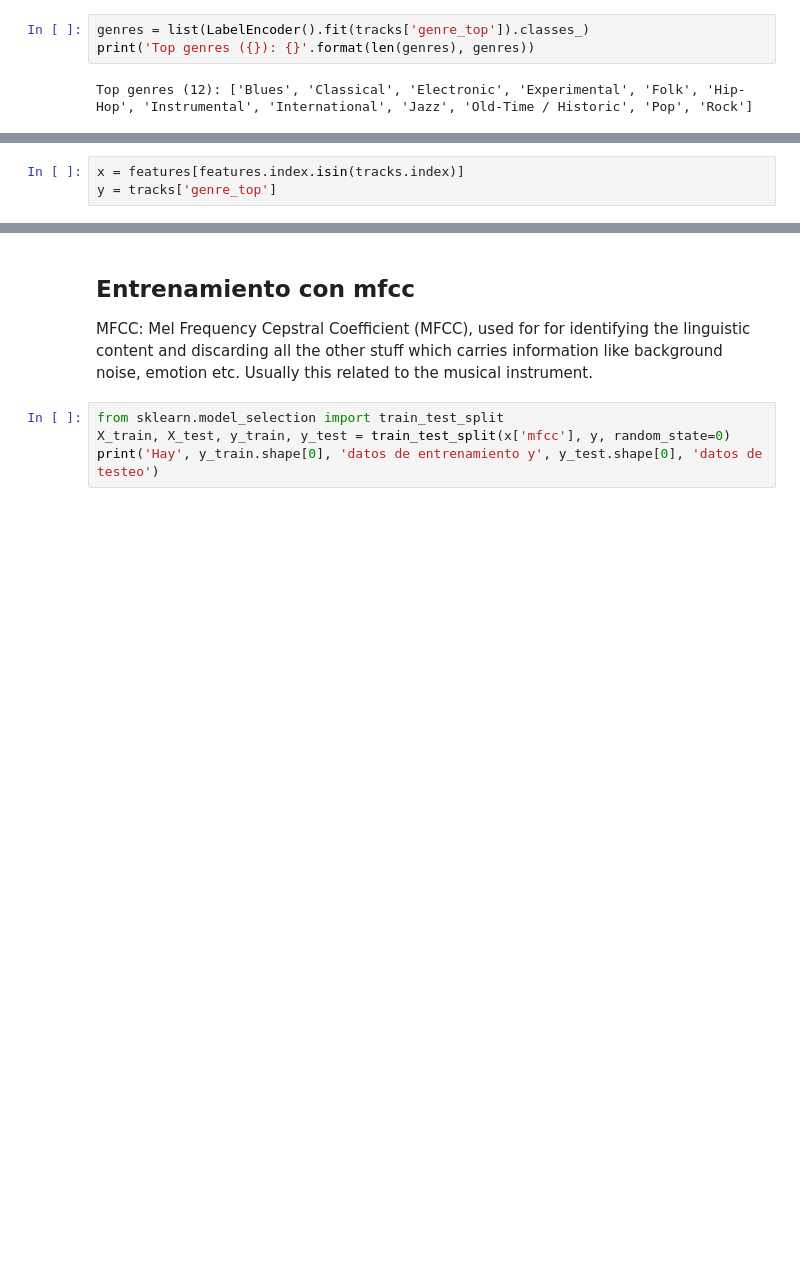
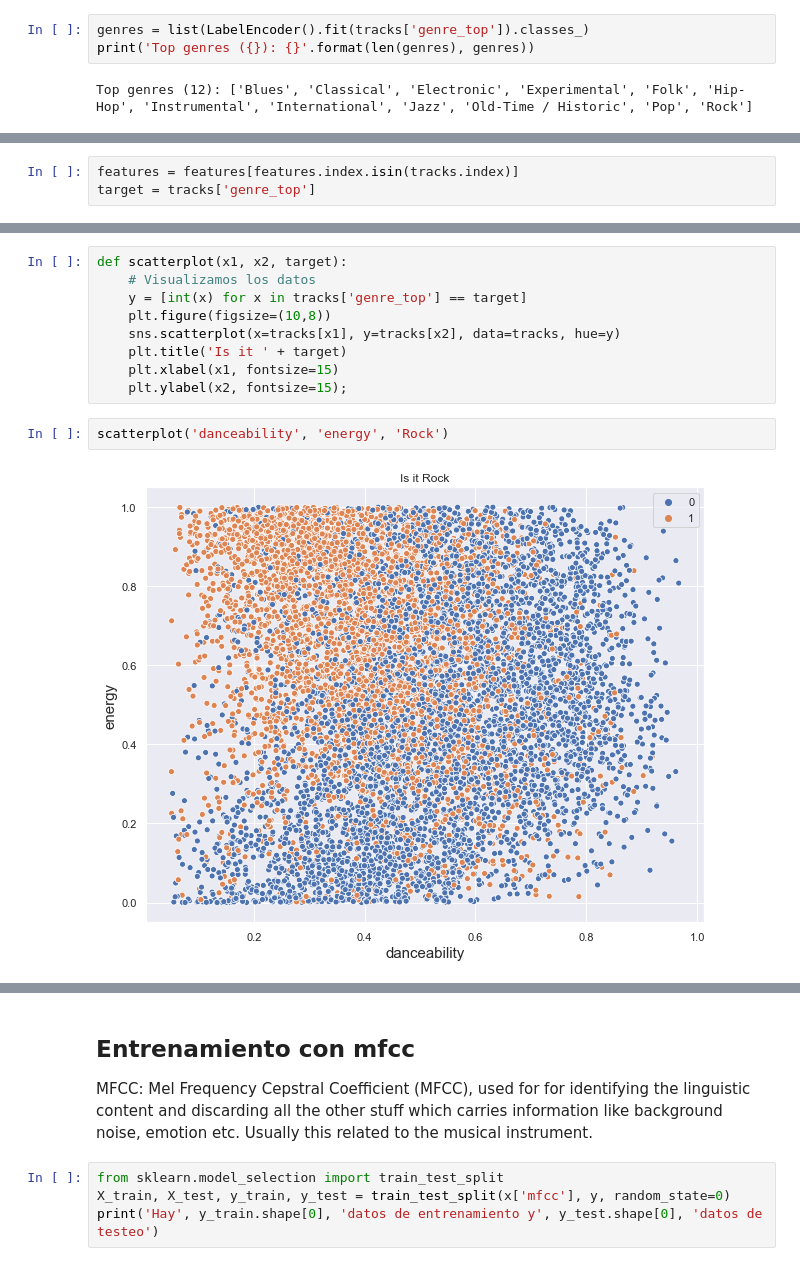
Before and after one commit to jpyunis/digital-house-challenge-3, a Jupyter notebook: Clasificacion.ipynb, the cells around one changed output, grey strips where cells are left out. Cells and saved outputs as stored; diff of their text form; blank space fills up the shorter version.

```diff
--- a/Clasificacion.ipynb
+++ b/Clasificacion.ipynb
@@ -86,3 +71,3 @@ Top genres (12): ['Blues', 'Classical', 'Electronic', 'Experimental', 'Folk', 'H
 # %%
-x = features[features.index.isin(tracks.index)]
-y = tracks['genre_top']
+features = features[features.index.isin(tracks.index)]
+target = tracks['genre_top']
@@ -88,0 +88,13 @@ y = tracks['genre_top']
+# %%
+def scatterplot(x1, x2, target):
+    # Visualizamos los datos
+    y = [int(x) for x in tracks['genre_top'] == target]
+    plt.figure(figsize=(10,8))
+    sns.scatterplot(x=tracks[x1], y=tracks[x2], data=tracks, hue=y)
+    plt.title('Is it ' + target)
+    plt.xlabel(x1, fontsize=15)
+    plt.ylabel(x2, fontsize=15);
+# %%
+scatterplot('danceability', 'energy', 'Rock')
+# %% [output]
+[figure, added]
```
Also changed, not shown: parts of 26 cells of this notebook, 18 other files.
